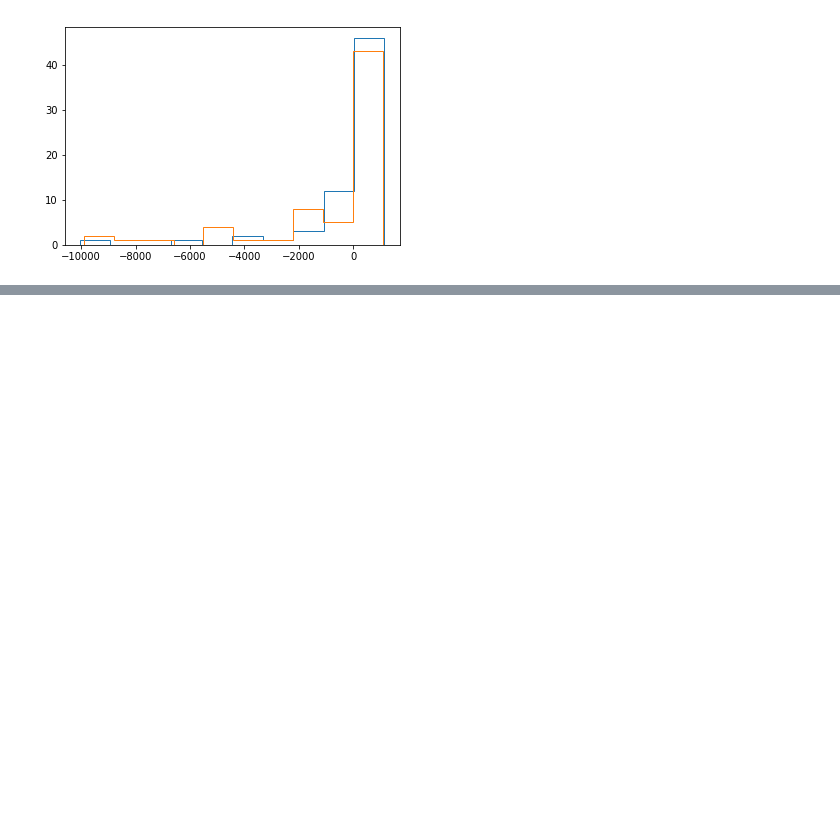
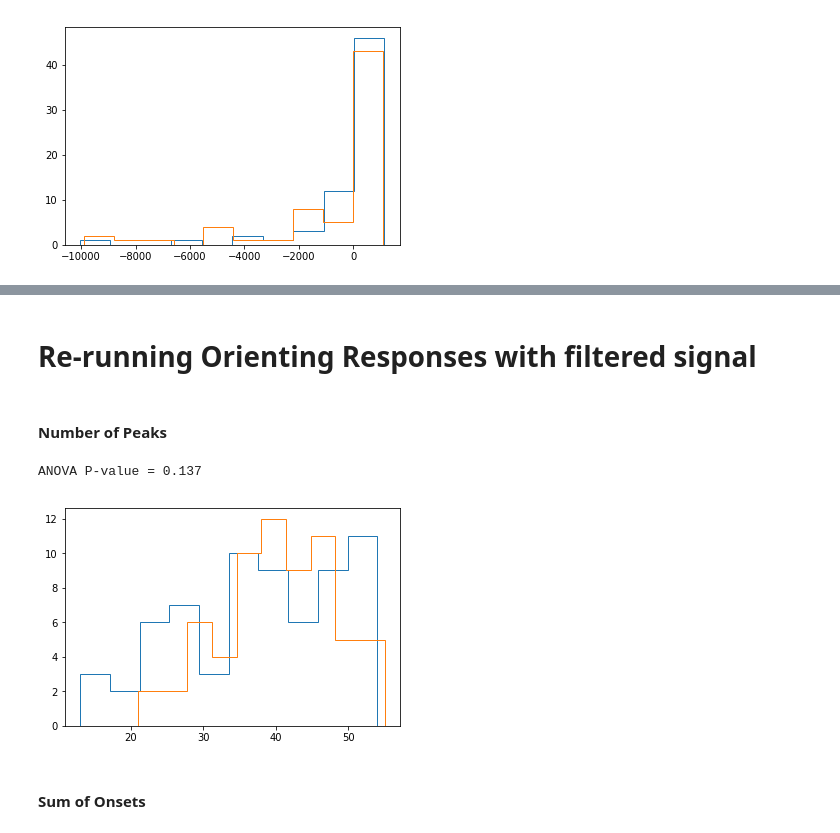
Before and after one commit to vedantchandra/hsl_python, a Jupyter notebook: 7_EDA_feature_sandbox.ipynb, the cells around one changed output, grey strips where cells are left out. Saved outputs shown, nothing was run; the diff lists cells and outputs as text; code cells hidden in the pictures; blank space fills up the shorter version.

```diff
--- a/7_EDA_feature_sandbox.ipynb
+++ b/7_EDA_feature_sandbox.ipynb
@@ -806,0 +862,45 @@ ANOVA P-value = 0.118
+# %% [markdown]
+# Re-running Orienting Responses with filtered signal
+# %% [markdown]
+#### Number of Peaks
+# %%
+# Compute feature for entire dataset
+
+allfeatures = [];
+
+targets = [];
+
+for subjno in tqdm(all_subjects):
+    for epoch in range(4):
+        for splitno in range(n_splits):
+
+            eda_signal = get_split_signal('EDA',epoch,subjno,splitno) ## CHANGE THIS TO WHICHEVER SIGNAL YOU WANT
+
+
+            allfeature = orienting_features(eda_signal)[0] ## CHANGE THIS LINE HERE WITH YOUR OWN FUNCTION
+
+            allfeatures.append(allfeature)
+            targets.append(is_perturbed(epoch))
+
+allfeature_names = ['my_feature'] ## You can leave this the way it is for simplicity.
+fdf = pd.DataFrame(allfeatures, columns = allfeature_names)
+# %%
+# Evaluate feature
+
+targets = np.asarray(targets)
+up = np.asarray(fdf['my_feature'][targets == 0])
+p = np.asarray(fdf['my_feature'][targets == 1])
+
+plt.hist(up,histtype = 'step')
+plt.hist(p, histtype = 'step')
+
+pval = stats.f_oneway(up,p)[1]
+if pval < 0.1:
+    print('\033[31m', 'ANOVA P-value = %.3f'%pval, '\033[0m', sep='') # Significant P-values will be colorful :)
+else:
+     print('ANOVA P-value = %.3f'%pval)
+# %% [output]
+ANOVA P-value = 0.137
+[figure, added]
+# %% [markdown]
+#### Sum of Onsets
```
Also changed, not shown: parts of 21 cells of this notebook.
